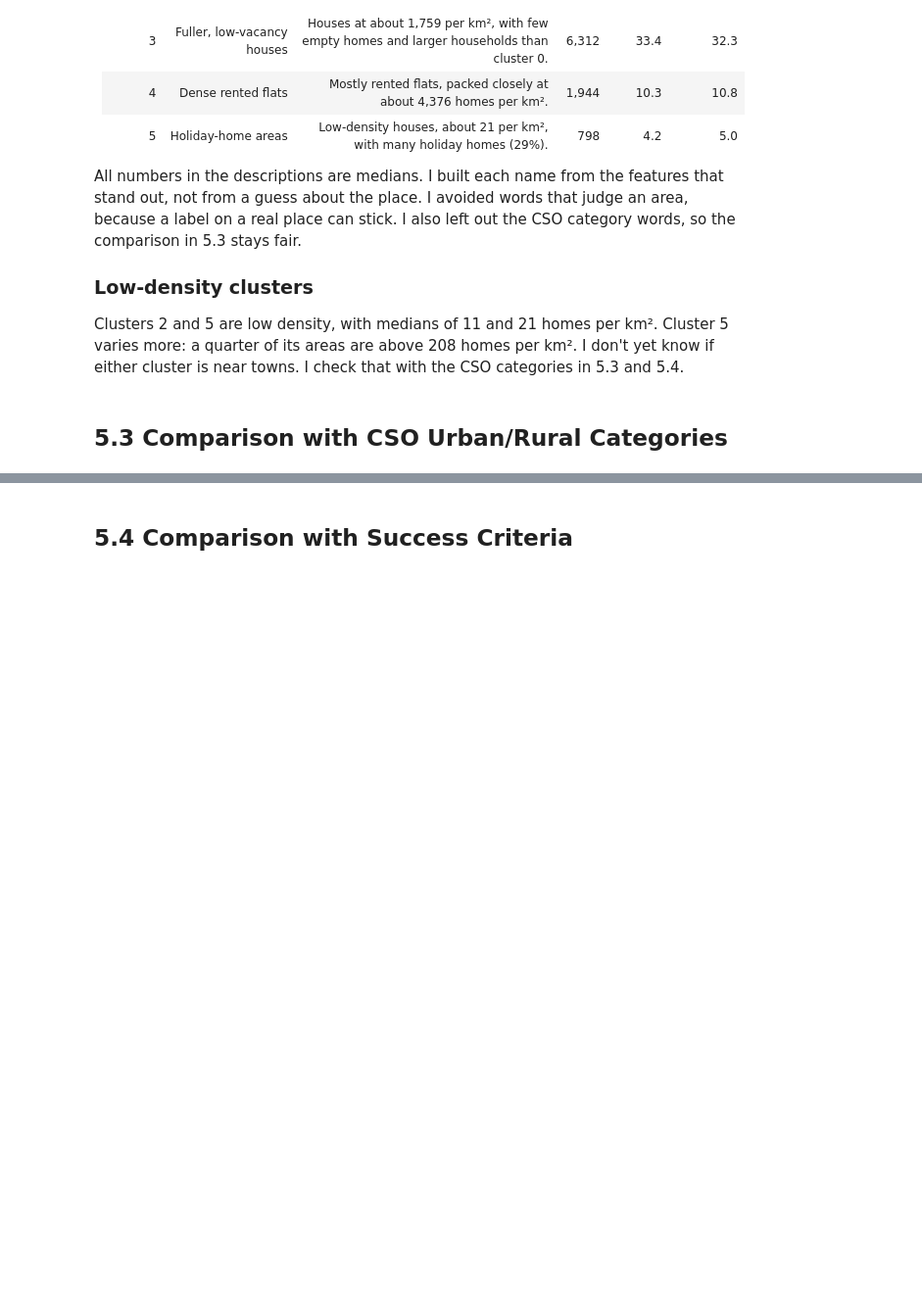
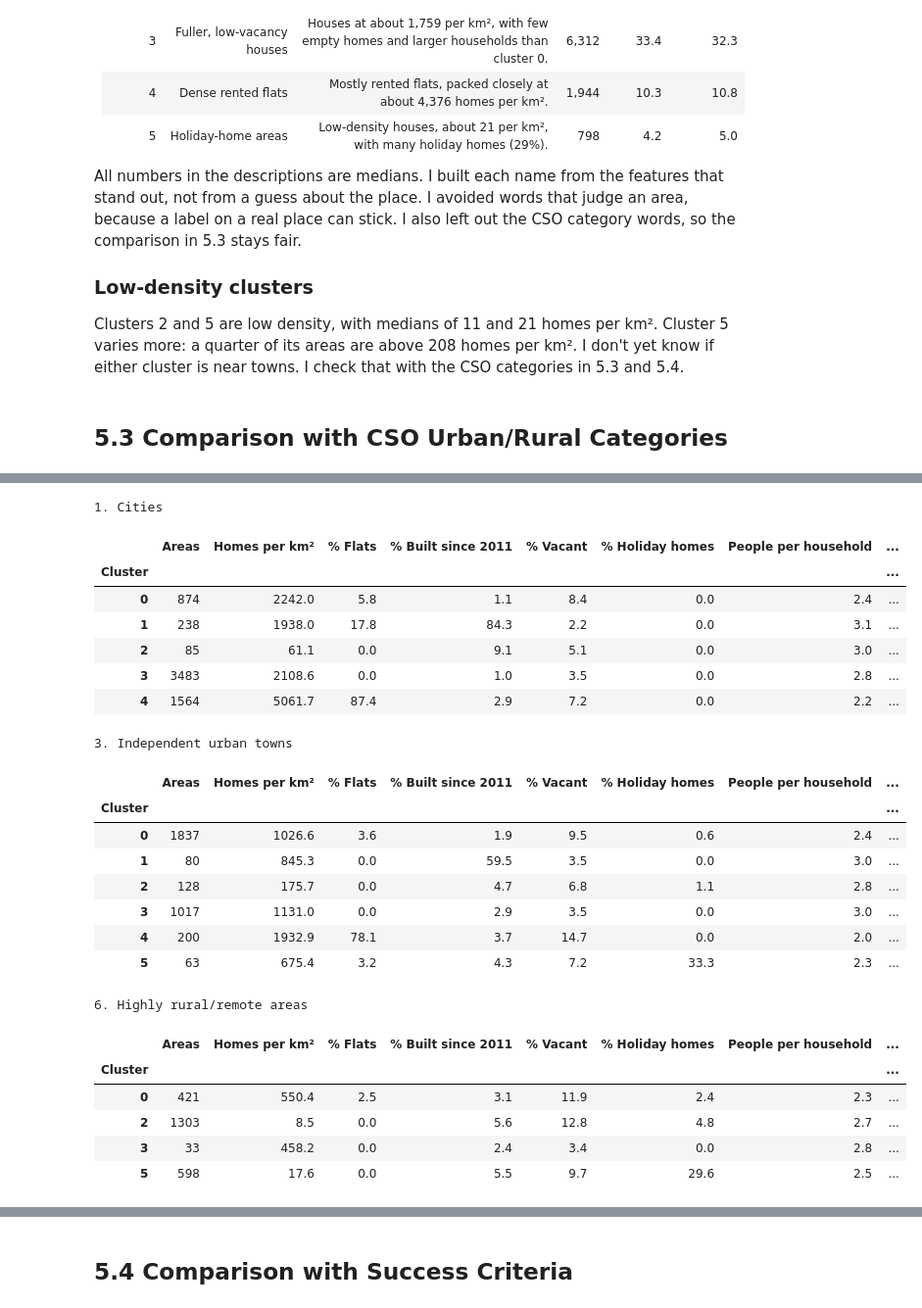
Before and after one commit to SwoopCodes/Data-Analytics_Irish-housing-density, a Jupyter notebook: notebooks/CA2_CRISP_DM_Notebook.ipynb, the cells around one changed output, grey strips where cells are left out. Shown at 98% size. Drawn from its saved outputs; the diff is of its cells as text; code cells hidden in the pictures; blank space fills up the shorter version.

```diff
--- a/notebooks/CA2_CRISP_DM_Notebook.ipynb
+++ b/notebooks/CA2_CRISP_DM_Notebook.ipynb
@@ -2247,0 +2344,34 @@ Clusters 2 and 5 are low density, with medians of 11 and 21 homes per km². Clus
+# %%
+# Step 4: does one CSO category split into clearly different clusters?
+for category in ["1. Cities", "3. Independent urban towns", "6. Highly rural/remote areas"]:
+    part = features_df[features_df["UR_Category_Desc"] == category]
+    table = part.groupby("Cluster")[profile_cols].median().round(1)
+    table.insert(0, "Areas", part["Cluster"].value_counts())
+    table = table[table["Areas"] >= 30]
+    print(category)
+    display(table)
+# %% [output]
+1. Cities
+|  | Areas | Homes per km² | % Flats | % Built since 2011 | % Vacant | % Holiday homes | People per household | ... |
+| Cluster |  |  |  |  |  |  |  | ... |
+| 0 | 874 | 2242.0 | 5.8 | 1.1 | 8.4 | 0.0 | 2.4 | ... |
+| 1 | 238 | 1938.0 | 17.8 | 84.3 | 2.2 | 0.0 | 3.1 | ... |
+| 2 | 85 | 61.1 | 0.0 | 9.1 | 5.1 | 0.0 | 3.0 | ... |
+| 3 | 3483 | 2108.6 | 0.0 | 1.0 | 3.5 | 0.0 | 2.8 | ... |
+| 4 | 1564 | 5061.7 | 87.4 | 2.9 | 7.2 | 0.0 | 2.2 | ... |
+3. Independent urban towns
+|  | Areas | Homes per km² | % Flats | % Built since 2011 | % Vacant | % Holiday homes | People per household | ... |
+| Cluster |  |  |  |  |  |  |  | ... |
+| 0 | 1837 | 1026.6 | 3.6 | 1.9 | 9.5 | 0.6 | 2.4 | ... |
+| 1 | 80 | 845.3 | 0.0 | 59.5 | 3.5 | 0.0 | 3.0 | ... |
+| 2 | 128 | 175.7 | 0.0 | 4.7 | 6.8 | 1.1 | 2.8 | ... |
+| 3 | 1017 | 1131.0 | 0.0 | 2.9 | 3.5 | 0.0 | 3.0 | ... |
+| 4 | 200 | 1932.9 | 78.1 | 3.7 | 14.7 | 0.0 | 2.0 | ... |
+| 5 | 63 | 675.4 | 3.2 | 4.3 | 7.2 | 33.3 | 2.3 | ... |
+6. Highly rural/remote areas
+|  | Areas | Homes per km² | % Flats | % Built since 2011 | % Vacant | % Holiday homes | People per household | ... |
+| Cluster |  |  |  |  |  |  |  | ... |
+| 0 | 421 | 550.4 | 2.5 | 3.1 | 11.9 | 2.4 | 2.3 | ... |
+| 2 | 1303 | 8.5 | 0.0 | 5.6 | 12.8 | 4.8 | 2.7 | ... |
+| 3 | 33 | 458.2 | 0.0 | 2.4 | 3.4 | 0.0 | 2.8 | ... |
+| 5 | 598 | 17.6 | 0.0 | 5.5 | 9.7 | 29.6 | 2.5 | ... |
```
Also changed, not shown: parts of 7 cells of this notebook, 1 other file.
